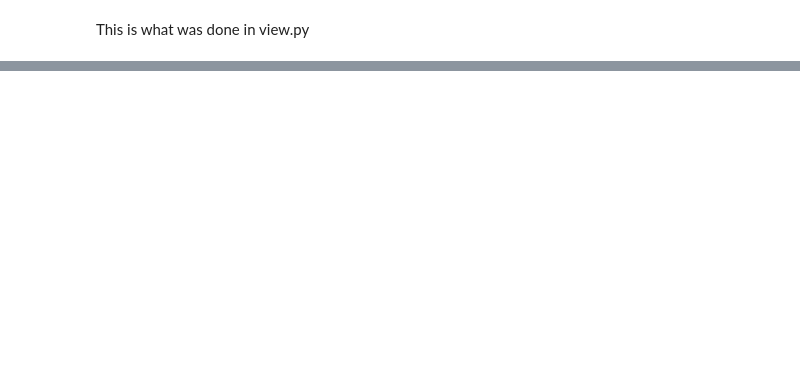
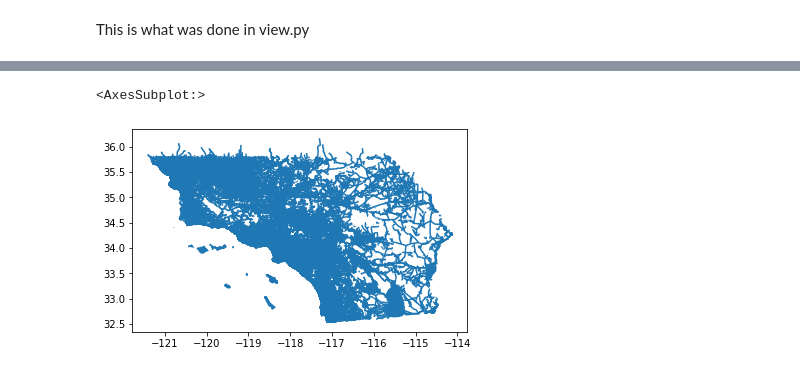
Before and after one commit to davidbailey/dpd, a Jupyter notebook: docs/notebooks/agent-based_transportation_model.ipynb, the cells around one changed output, grey strips where cells are left out. Saved outputs shown, nothing was run; the diff lists cells and outputs as text; code cells hidden in the pictures; blank space fills up the shorter version.

```diff
--- a/docs/notebooks/agent-based_transportation_model.ipynb
+++ b/docs/notebooks/agent-based_transportation_model.ipynb
@@ -96,0 +818,6 @@ NameError: name 'websocket' is not defined
+# %%
+cycling_net = osm.get_network("cycling")
+cycling_net.plot()
+# %% [output]
+<AxesSubplot:>
+[figure, added]
```
Also changed, not shown: parts of 31 cells of this notebook, 8 other files.
